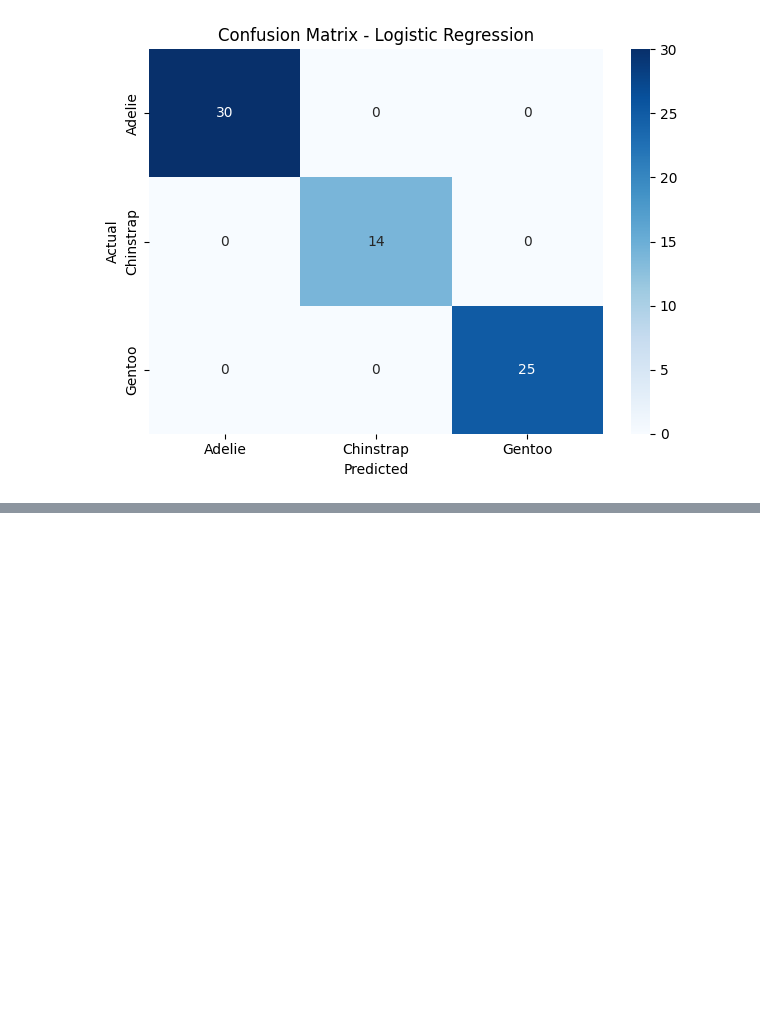
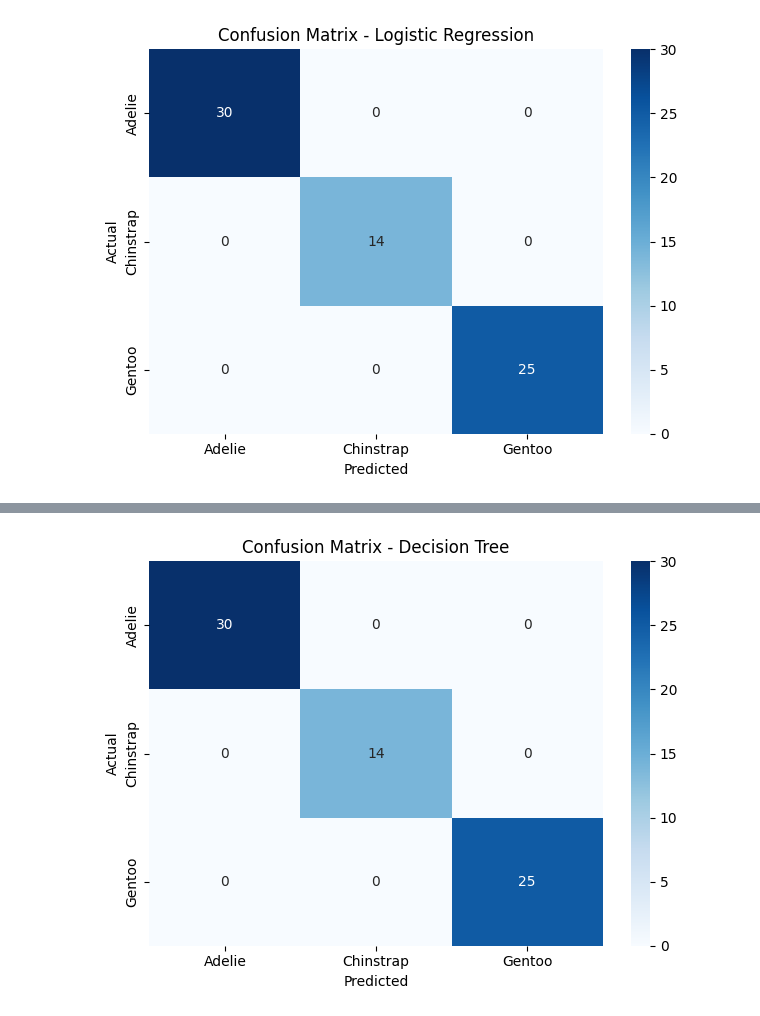
Before and after one commit to higgsboson909/AI_ML, a Jupyter notebook: week9/assessment.ipynb, the cells around one changed output, grey strips where cells are left out. Saved outputs shown, nothing was run; the diff lists cells and outputs as text; code cells hidden in the pictures; blank space fills up the shorter version.

```diff
--- a/week9/assessment.ipynb
+++ b/week9/assessment.ipynb
@@ -276,0 +553,7 @@ plt.show()
+# %%
+# ── 2. Evaluate ───────────────────────────────────────────────────
+y_pred_dt = model_dt.predict(X_test)
+
+print("Accuracy:", accuracy_score(y_test, y_pred_dt))
+print("\nClassification Report:")
+print(classification_report(y_test, y_pred_dt, target_names=le.classes_))
@@ -276,0 +573,12 @@ plt.show()
+# %%
+# ── 3. Confusion Matrix ───────────────────────────────────────────
+cm_dt = confusion_matrix(y_test, y_pred_dt)
+sns.heatmap(cm_dt, annot=True, fmt='d', cmap='Blues',
+            xticklabels=le.classes_, yticklabels=le.classes_)
+plt.title('Confusion Matrix - Decision Tree')
+plt.ylabel('Actual')
+plt.xlabel('Predicted')
+plt.tight_layout()
+plt.show()
+# %% [output]
+[figure, added]
```
Also changed, not shown: parts of 69 cells of this notebook.
